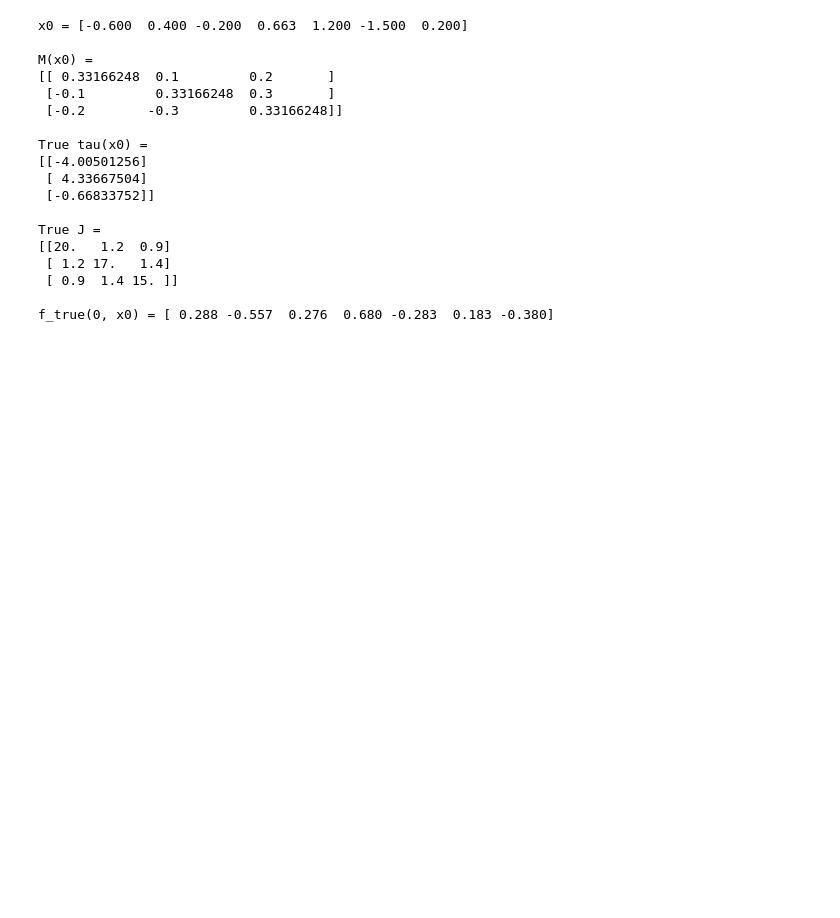
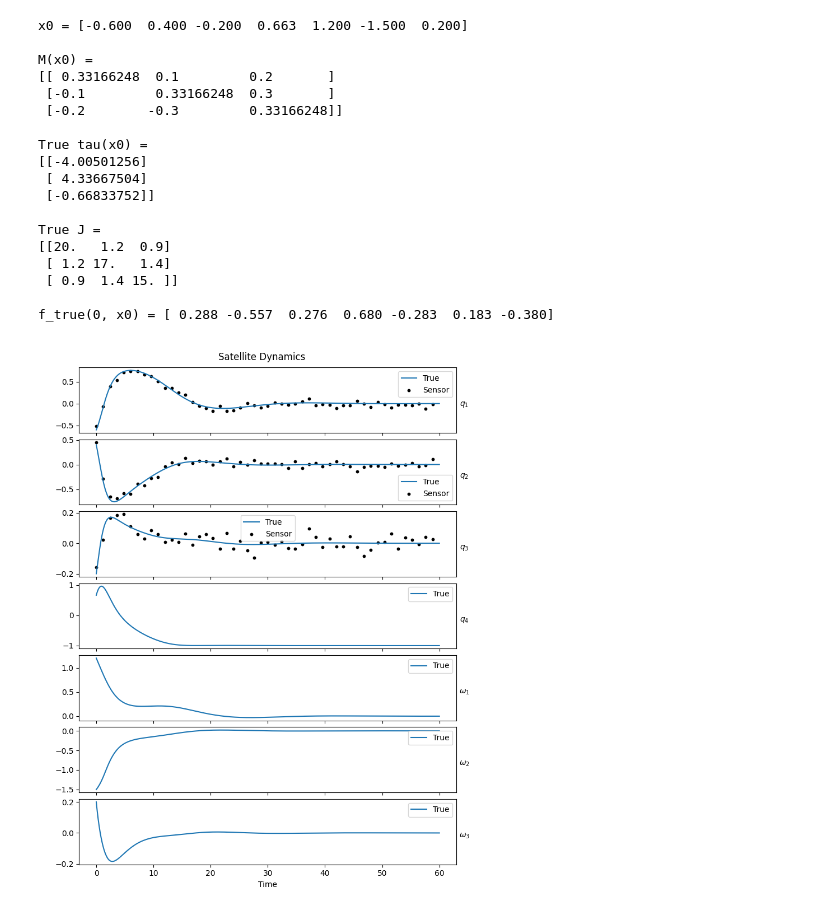
Before and after one commit to akshatd/ae567-inference, a Jupyter notebook: project_2b/ex2a.ipynb, the cells around one changed output. Drawn from its saved outputs; the diff is of its cells as text; code cells hidden in the pictures; blank space fills up the shorter version.

Commit message:
add DRAM to problem 2A

```diff
--- a/project_2b/ex2a.ipynb
+++ b/project_2b/ex2a.ipynb
@@ -17,6 +27,7 @@ X_NAMES = [r'$q_1$', r'$q_2$', r'$q_3$', r'$q_4$', r'$\omega_1$', r'$\omega_2$',
 K1_TRUE = 5
 K2_TRUE = 5
 J12_TRUE = 1.2
+NOISE_STD = 0.05
 
 
 def x0(q1=-0.6, q2=0.4, q3=-0.2, w1=1.2, w2=-1.5, w3=0.2):
@@ -100,7 +111,7 @@ True J =
 
 f_true(0, x0) = [ 0.288 -0.557  0.276  0.680 -0.283  0.183 -0.380]
 # %%
-# Set up simulatoin based on the burger_bayes notebook
+# Set up simulation based on the burger_bayes notebook
 
 
 @dataclass
@@ -111,54 +122,77 @@ class Solution:
 
 @dataclass
 class Observation:
     t: np.ndarray
     y: np.ndarray
 
 
 T0 = 0
 Tend = 60
 Tsteps = 50
+Tsteps_multiplier = 100  # increase the fidelity of the true solution
+Teval = np.linspace(T0, Tend, Tsteps*Tsteps_multiplier)
 
 
 def simulate_p1(params: np.ndarray) -> Solution:
-    # problem 1: parameters k1, k2 and true output
+    # problem 1: parameters k1, k2
     """Generate a solution for the states field for the given control params."""
     def f_p1(t, x):
         return f(t, x, params[0], params[1], J12_TRUE)
-    Tsteps_multiplier = 10  # increase the fidelity of the true solution
-    Teval = np.linspace(T0, Tend, Tsteps*Tsteps_multiplier)
     sol = scipy.integrate.solve_ivp(
         fun=f_p1, t_span=(T0, Tend), y0=x0(), method='RK45', t_eval=Teval)
 
-    return Solution(sol.t, sol.y)  # y = 7(dims) x Tsteps(5000)
+    return Solution(sol.t, sol.y)  # y = 7(dims) x Tsteps(500)
+
+
+def simulate_p2(params: np.ndarray) -> Solution:
+    # problem 2: parameters k1, k2, j12
+    """Generate a solution for the states field for the given control params."""
+    def f_p2(t, x):
+        return f(t, x, params[0], params[1], params[2])
+    sol = scipy.integrate.solve_ivp(
+        fun=f_p2, t_span=(T0, Tend), y0=x0(), method='RK45', t_eval=Teval)
+
+    return Solution(sol.t, sol.y)  # y = 7(dims) x Tsteps(500)
 
 
 def sensor(solution: Solution) -> Observation:
     """Sensor model that extracts data from the solution."""
-    ind_075 = np.argmax(sim_params.x >= 0.75)
-    num_sol = solution.t.shape[0]
-    ind_obs = np.arange(increment, num_sol, increment)  # don't observe initial condition
-    t_obs = solution.t[ind_obs]
-    y = solution.y[ind_obs, ind_075]
-    return Observation(t_obs, y)
+    # pick out every Tsteps_multiplier-th solution point
+    idx_obs = np.arange(0, solution.t.shape[0], Tsteps_multiplier)
+    return Observation(solution.t[idx_obs], solution.y[:3, idx_obs])
 
 
-def generate_data_p1(true_k1=K1_TRUE, true_k2=K2_TRUE, noise_std=0.05):
-    true_sim = simulate_p1(true_k1, true_k2)
+def generate_data(true_k1=K1_TRUE, true_k2=K2_TRUE, true_j12=J12_TRUE, noise_std=NOISE_STD):
+    true_sim = simulate_p2([true_k1, true_k2, true_j12])
     sensor_vals = sensor(true_sim)
-    noise = noise_std * np.random.randn(sensor_vals.y.shape[0])
-    sensor_vals.y += noise
+    sensor_vals.y += noise_std * np.random.randn(sensor_vals.y.shape[0], sensor_vals.y.shape[1])
     return true_sim, sensor_vals
 
 
+def plot_sat_dyn(fignum, t_true, x_true, t_sens, x_sens, x_names, title):
+    plt.close(fignum)
+    fig, axs = plt.subplots(x_true.shape[0], 1, sharex=True, num=fignum, figsize=(8, 10))
+    fig.tight_layout(pad=3)
+    fig.suptitle(title)
+    for i, (ax, x_name) in enumerate(zip(axs, x_names)):
+        ax.plot(t_true, x_true[i, :], label='True')
+        if i < 3:
+            ax.scatter(t_sens, x_sens[i, :], color='k', s=10, label='Sensor')
+        ax.set_ylabel(x_name, rotation=0, labelpad=10)
+        ax.yaxis.set_label_position("right")
+        ax.legend()
+    axs[-1].set_xlabel('Time')
+    fig.subplots_adjust(hspace=0.1)
+    fig.savefig(f'figs/{title}.svg')
+    plt.show()
+    return fignum + 1
+
+
 # true output
-
-# sensor output, low fiedlity and corrupted by noise
-Teval = np.linspace(T0, Tend, Tsteps)
-sol_sens = scipy.integrate.solve_ivp(
-    fun=f_true, t_span=(T0, Tend), y0=x0(), method='RK45', t_eval=Teval)
-Tspan_sens = sol_sens.t
-x_sens = sol_sens.y + np.random.normal(0, 0.05, (sol_sens.y.shape))
-
-# set multiplier to 1 and run this to check that the solutions would be the same if run twice
-# assert np.allclose(x_true,sol_sens.y), "x_true != sol_sens.y"
+np.random.seed(RAND_SEED)
+data_sim, data_sens = generate_data()
+fignum = 1
+fignum = plot_sat_dyn(fignum, data_sim.t, data_sim.y, data_sens.t,
+                      data_sens.y, X_NAMES, "Satellite Dynamics")
+# %% [output]
+[figure, added]
```
Also changed, not shown: parts of 8 cells of this notebook, 3 other files.
